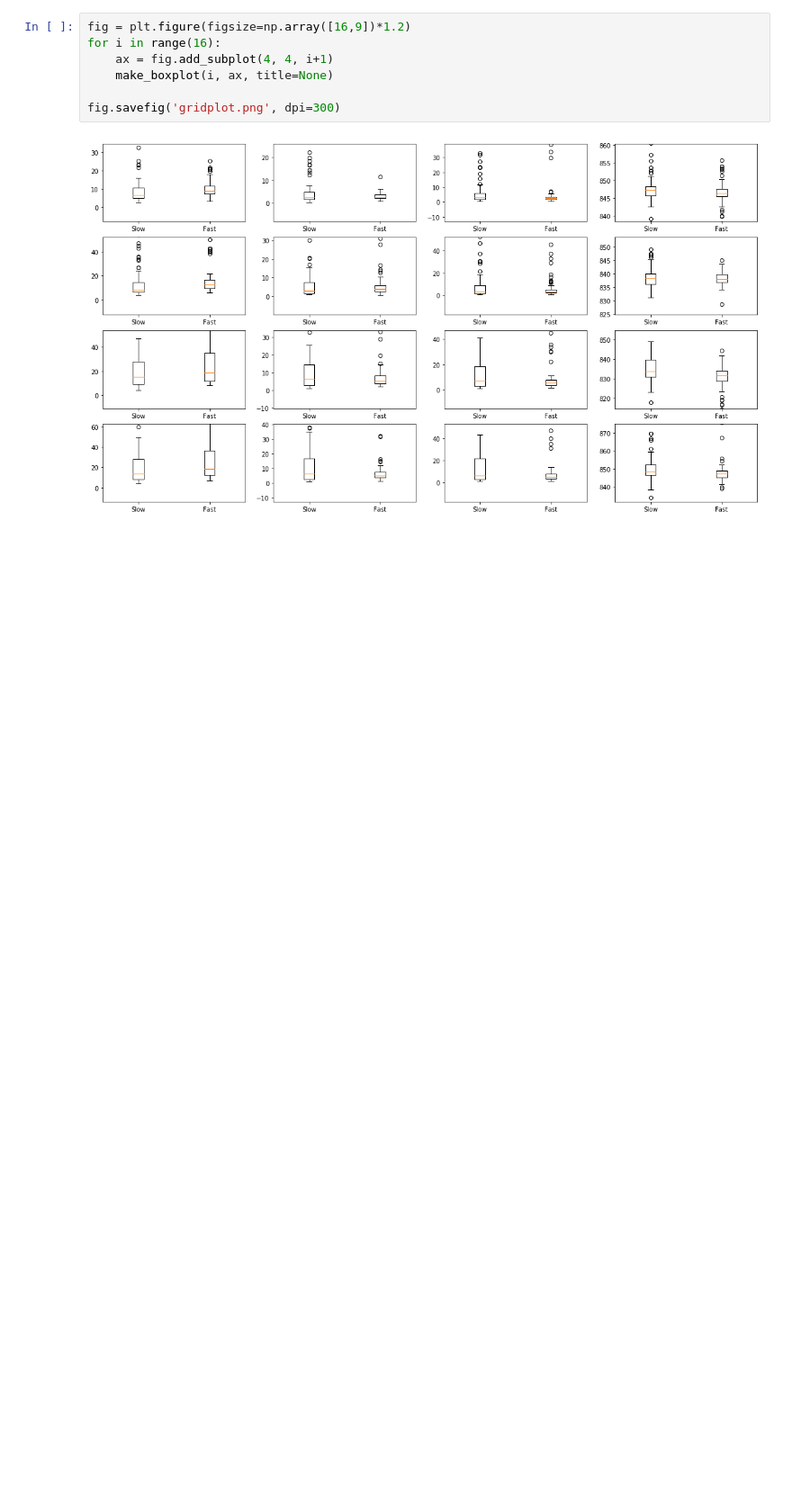
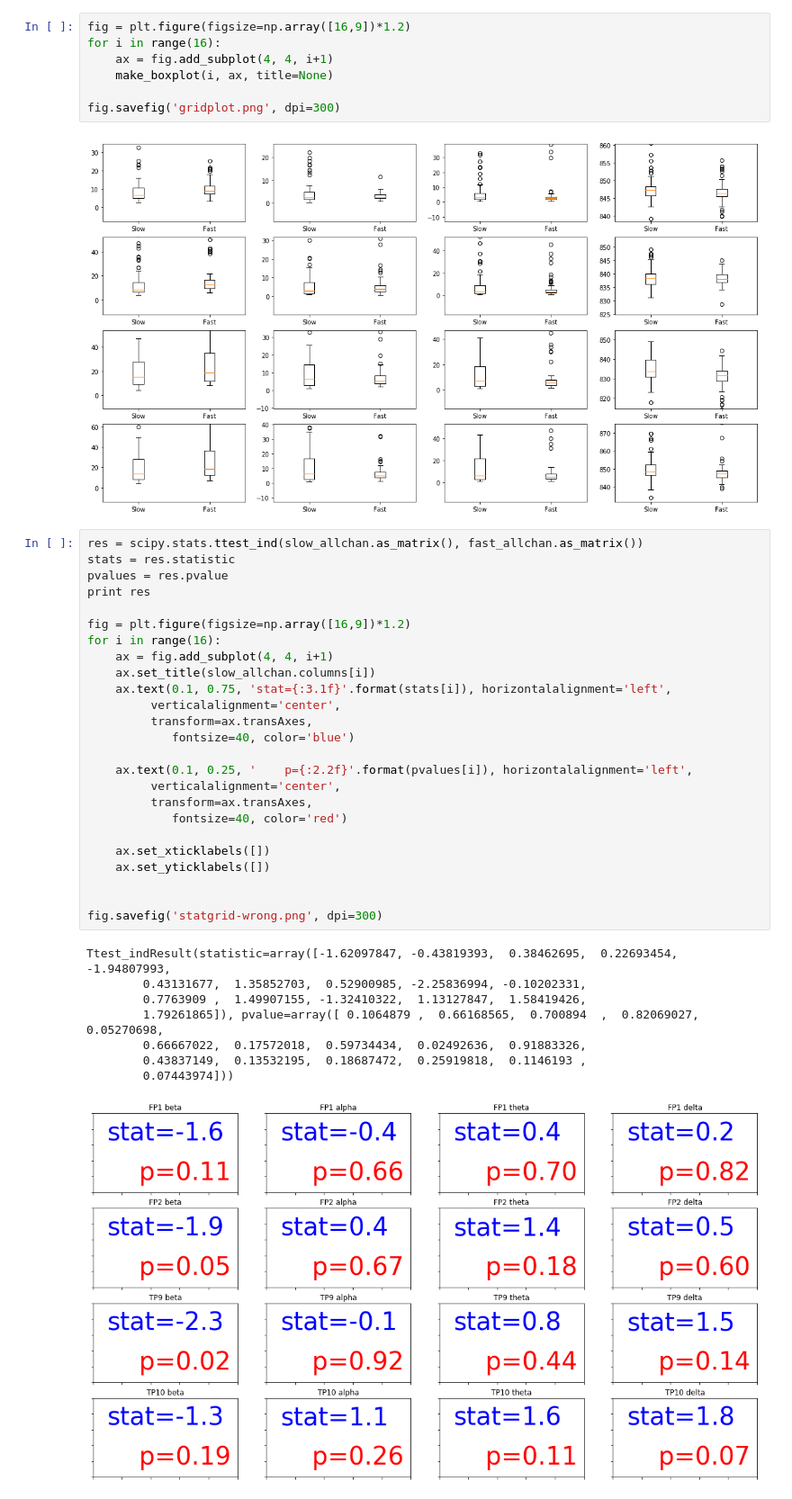
Before and after one commit to HALtheWise/neurotech-bmi, a Jupyter notebook: statistics.ipynb, the cells around one changed output. Shown at 90% size. Saved outputs shown, nothing was run; the diff lists cells and outputs as text; blank space fills up the shorter version.

```diff
--- a/statistics.ipynb
+++ b/statistics.ipynb
@@ -104,3 +104,37 @@ for i in range(16):
 fig.savefig('gridplot.png', dpi=300)
 # %% [output]
 [figure]
+# %%
+res = scipy.stats.ttest_ind(slow_allchan.as_matrix(), fast_allchan.as_matrix())
+stats = res.statistic
+pvalues = res.pvalue
+print res
+
+fig = plt.figure(figsize=np.array([16,9])*1.2)
+for i in range(16):
+    ax = fig.add_subplot(4, 4, i+1)
+    ax.set_title(slow_allchan.columns[i])
+    ax.text(0.1, 0.75, 'stat={:3.1f}'.format(stats[i]), horizontalalignment='left',
+         verticalalignment='center',
+         transform=ax.transAxes,
+            fontsize=40, color='blue')
+
+    ax.text(0.1, 0.25, '    p={:2.2f}'.format(pvalues[i]), horizontalalignment='left',
+         verticalalignment='center',
+         transform=ax.transAxes,
+            fontsize=40, color='red')
+
+    ax.set_xticklabels([])
+    ax.set_yticklabels([])
+
+
+fig.savefig('statgrid-wrong.png', dpi=300)
+# %% [output]
+Ttest_indResult(statistic=array([-1.62097847, -0.43819393,  0.38462695,  0.22693454, -1.94807993,
+        0.43131677,  1.35852703,  0.52900985, -2.25836994, -0.10202331,
+        0.7763909 ,  1.49907155, -1.32410322,  1.13127847,  1.58419426,
+        1.79261865]), pvalue=array([ 0.1064879 ,  0.66168565,  0.700894  ,  0.82069027,  0.05270698,
+        0.66667022,  0.17572018,  0.59734434,  0.02492636,  0.91883326,
+        0.43837149,  0.13532195,  0.18687472,  0.25919818,  0.1146193 ,
+        0.07443974]))
+[figure, added]
```
Also changed, not shown: parts of 1 cell of this notebook, 2 other files.
